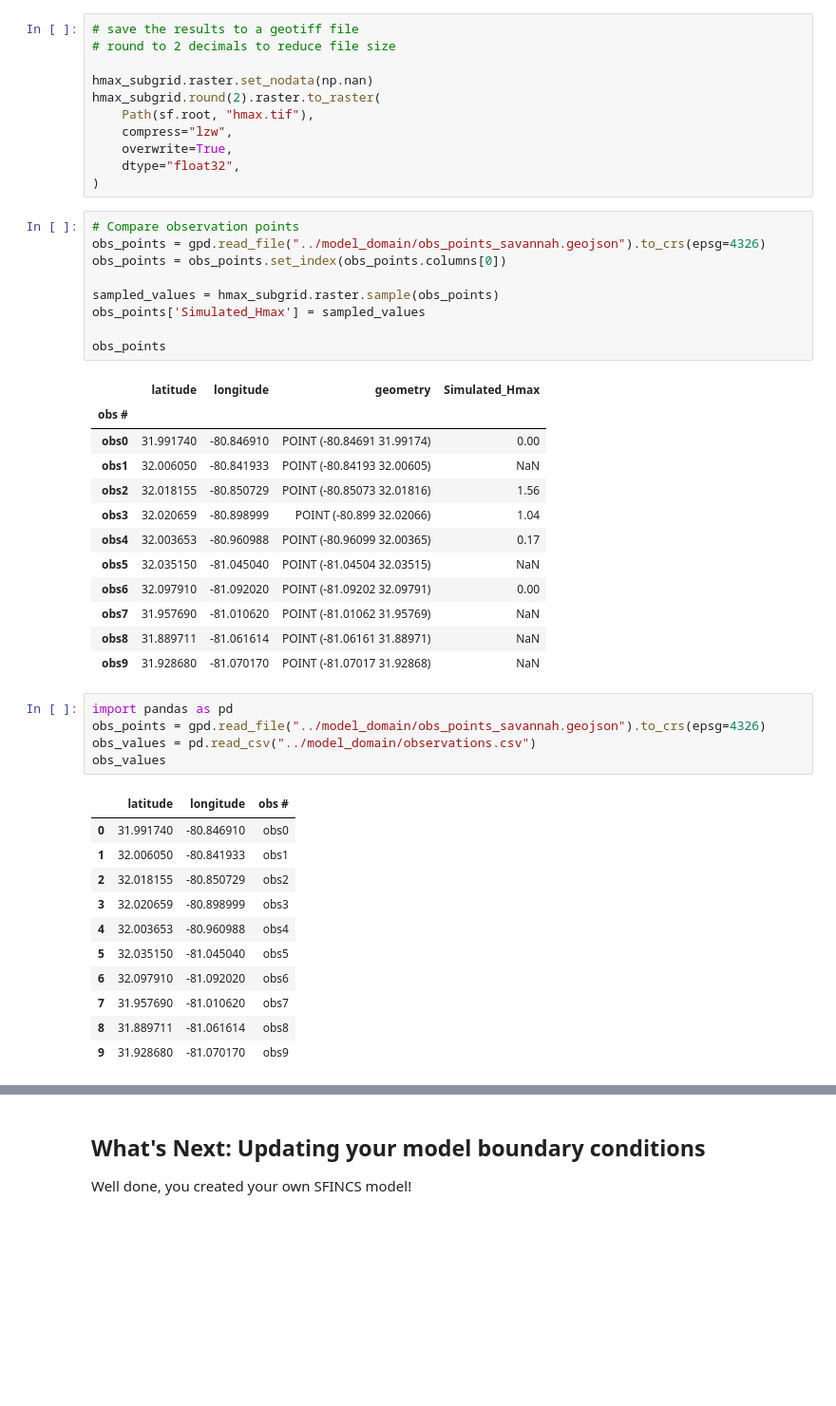
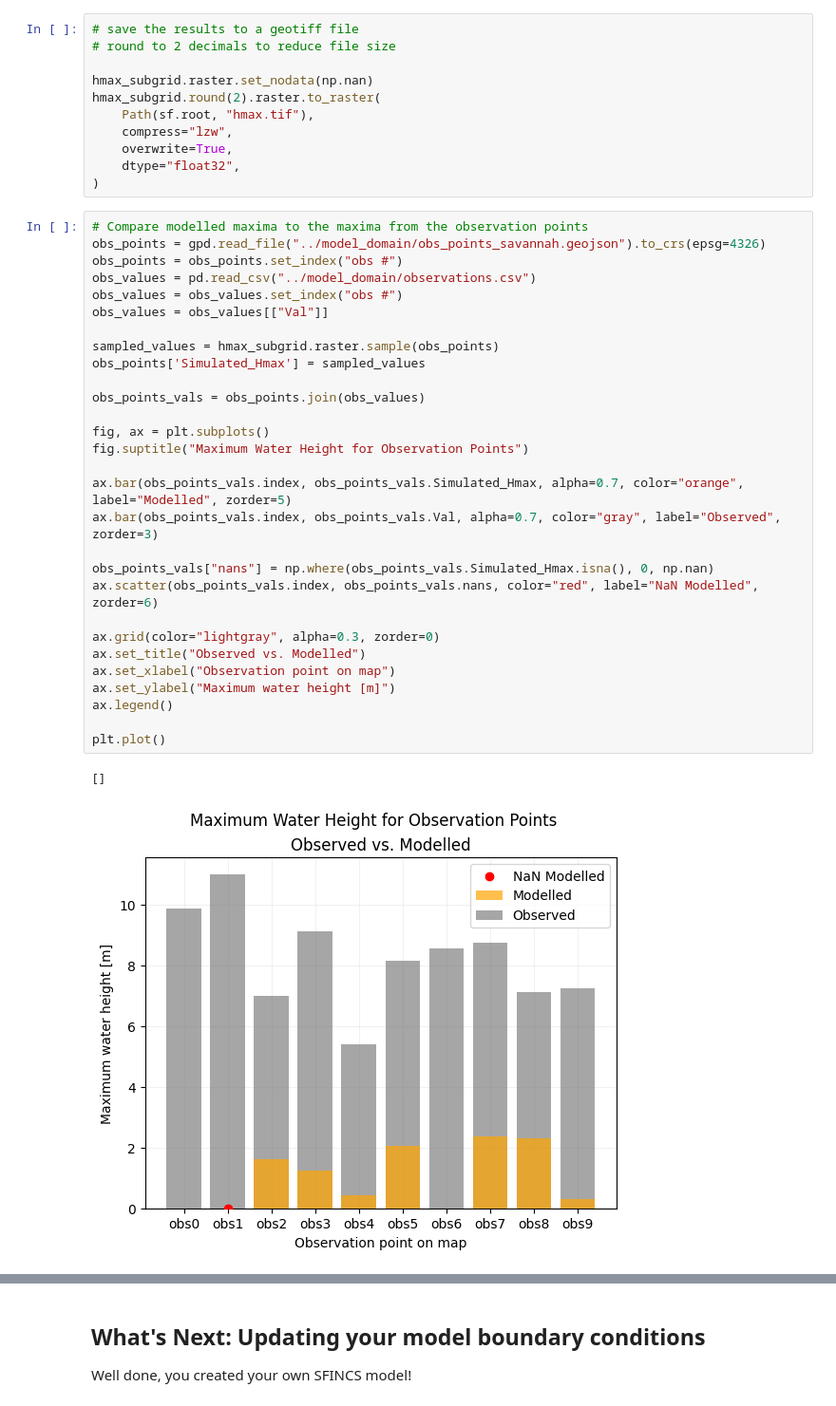
Before and after one commit to sd-59/Assignment_2_Coastal_flood_hazard_assessment-, a Jupyter notebook: notebooks/01_SFINCS_model_setup.ipynb, the cells around one changed output, grey strips where cells are left out. Shown at 95% size. Cells and saved outputs as stored; diff of their text form; blank space fills up the shorter version.

Commit message:
Observed vs modelled max comparison added to 01

```diff
--- a/notebooks/01_SFINCS_model_setup.ipynb
+++ b/notebooks/01_SFINCS_model_setup.ipynb
@@ -683,42 +687,35 @@ hmax_subgrid.round(2).raster.to_raster(
     overwrite=True,
     dtype="float32",
 )
-# %%
-# Compare observation points
-obs_points = gpd.read_file("../model_domain/obs_points_savannah.geojson").to_crs(epsg=4326)
-obs_points = obs_points.set_index(obs_points.columns[0])
-
-sampled_values = hmax_subgrid.raster.sample(obs_points)
-obs_points['Simulated_Hmax'] = sampled_values
-
-obs_points
-# %% [output]
-|  | latitude | longitude | geometry | Simulated_Hmax |
-| obs # |  |  |  |  |
-| obs0 | 31.991740 | -80.846910 | POINT (-80.84691 31.99174) | 0.00 |
-| obs1 | 32.006050 | -80.841933 | POINT (-80.84193 32.00605) | NaN |
-| obs2 | 32.018155 | -80.850729 | POINT (-80.85073 32.01816) | 1.56 |
-| obs3 | 32.020659 | -80.898999 | POINT (-80.899 32.02066) | 1.04 |
-| obs4 | 32.003653 | -80.960988 | POINT (-80.96099 32.00365) | 0.17 |
-| obs5 | 32.035150 | -81.045040 | POINT (-81.04504 32.03515) | NaN |
-| obs6 | 32.097910 | -81.092020 | POINT (-81.09202 32.09791) | 0.00 |
-| obs7 | 31.957690 | -81.010620 | POINT (-81.01062 31.95769) | NaN |
-| obs8 | 31.889711 | -81.061614 | POINT (-81.06161 31.88971) | NaN |
-| obs9 | 31.928680 | -81.070170 | POINT (-81.07017 31.92868) | NaN |
-# %%
-import pandas as pd
-obs_points = gpd.read_file("../model_domain/obs_points_savannah.geojson").to_crs(epsg=4326)
-obs_values = pd.read_csv("../model_domain/observations.csv")
-obs_values
-# %% [output]
-|  | latitude | longitude | obs # |
-| 0 | 31.991740 | -80.846910 | obs0 |
-| 1 | 32.006050 | -80.841933 | obs1 |
-| 2 | 32.018155 | -80.850729 | obs2 |
-| 3 | 32.020659 | -80.898999 | obs3 |
-| 4 | 32.003653 | -80.960988 | obs4 |
-| 5 | 32.035150 | -81.045040 | obs5 |
-| 6 | 32.097910 | -81.092020 | obs6 |
-| 7 | 31.957690 | -81.010620 | obs7 |
-| 8 | 31.889711 | -81.061614 | obs8 |
-| 9 | 31.928680 | -81.070170 | obs9 |
+# %%
+# Compare modelled maxima to the maxima from the observation points
+obs_points = gpd.read_file("../model_domain/obs_points_savannah.geojson").to_crs(epsg=4326)
+obs_points = obs_points.set_index("obs #")
+obs_values = pd.read_csv("../model_domain/observations.csv")
+obs_values = obs_values.set_index("obs #")
+obs_values = obs_values[["Val"]]
+
+sampled_values = hmax_subgrid.raster.sample(obs_points)
+obs_points['Simulated_Hmax'] = sampled_values
+
+obs_points_vals = obs_points.join(obs_values)
+
+fig, ax = plt.subplots()
+fig.suptitle("Maximum Water Height for Observation Points")
+
+ax.bar(obs_points_vals.index, obs_points_vals.Simulated_Hmax, alpha=0.7, color="orange", label="Modelled", zorder=5)
+ax.bar(obs_points_vals.index, obs_points_vals.Val, alpha=0.7, color="gray", label="Observed", zorder=3)
+
+obs_points_vals["nans"] = np.where(obs_points_vals.Simulated_Hmax.isna(), 0, np.nan)
+ax.scatter(obs_points_vals.index, obs_points_vals.nans, color="red", label="NaN Modelled", zorder=6)
+
+ax.grid(color="lightgray", alpha=0.3, zorder=0)
+ax.set_title("Observed vs. Modelled")
+ax.set_xlabel("Observation point on map")
+ax.set_ylabel("Maximum water height [m]")
+ax.legend()
+
+plt.plot()
+# %% [output]
+[]
+[figure, added]
```
Also changed, not shown: parts of 14 cells of this notebook, 2 other files.
